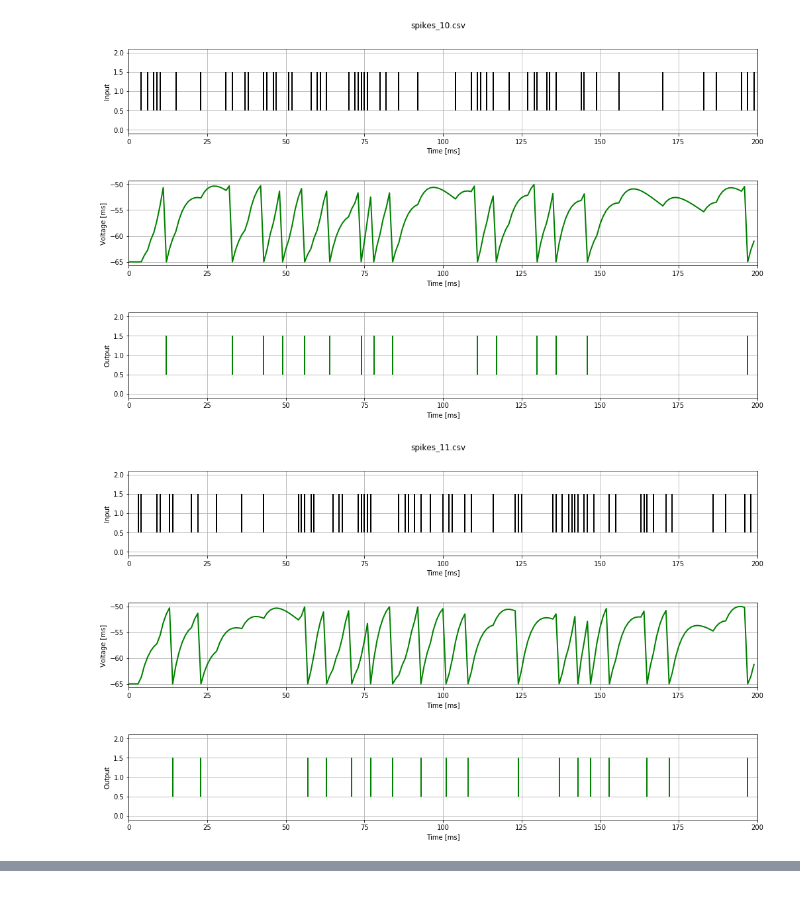
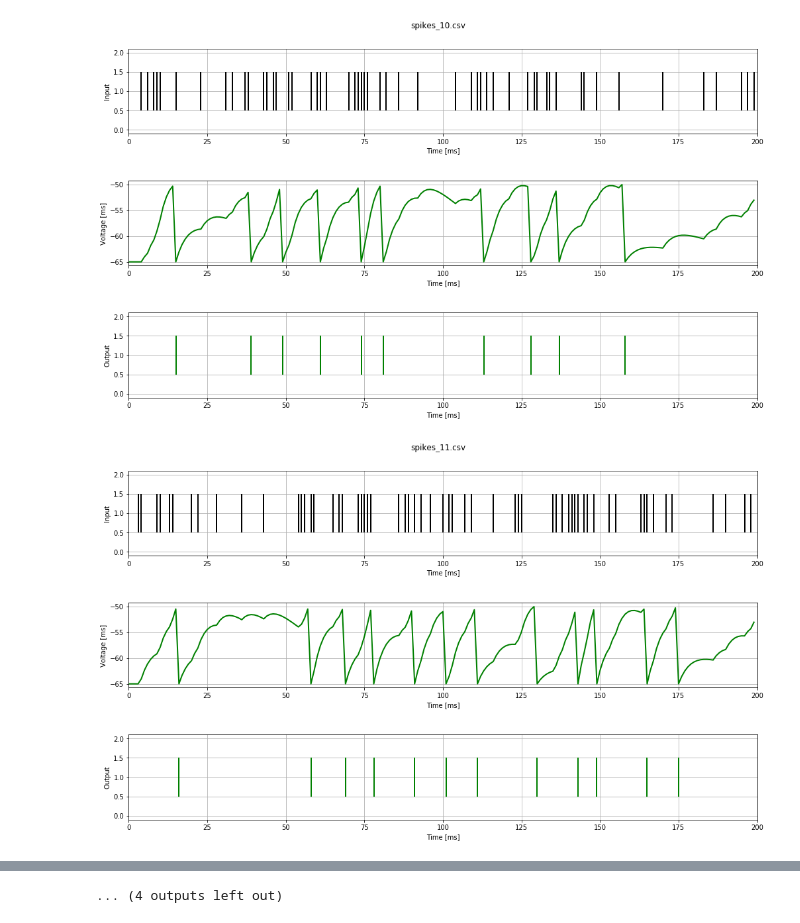
Before and after one commit to ncskth/SpiNNorse, a Jupyter notebook: norse_single_neuron.ipynb, the cells around one changed output, grey strips where cells are left out. Cells and saved outputs as stored; diff of their text form; code cells hidden in the pictures.

```diff
--- a/norse_single_neuron.ipynb
+++ b/norse_single_neuron.ipynb
@@ -24,10 +24,9 @@ p=LIFParameters(tau_syn_inv=torch.tensor(1000/5.0),
                 method='super',
                 alpha=torch.tensor(0.))
 
-z_0 = 0.0
 v_0 = -65.0
 i_0 = 0.0
-w = 25.38
+w = 19.07
 
 lif_cell = LIFFeedForwardCell(p, dt)
 # %%
@@ -54,7 +53,7 @@ for i in range(n):
     o_spikes = [] # output spikes
 
     # Perform Simulation
-    neuron_state = LIFState(z=z_0, v=v_0, i=i_0)
+    neuron_state = LIFFeedForwardState(v=v_0, i=i_0)
     for i_s in i_spikes:
         out, neuron_state = lif_cell(i_s*w, neuron_state)
         o_spikes.append(out.detach().numpy())
@@ -82,2 +81,2 @@ for i in range(n):
-[figure, old version]
+[figure, new version]
-[figure, old version]
+[figure, new version]
@@ -84,0 +84 @@ for i in range(n):
+... (4 outputs left out)
```
Also changed, not shown: parts of 2 cells of this notebook, 2 other files.
